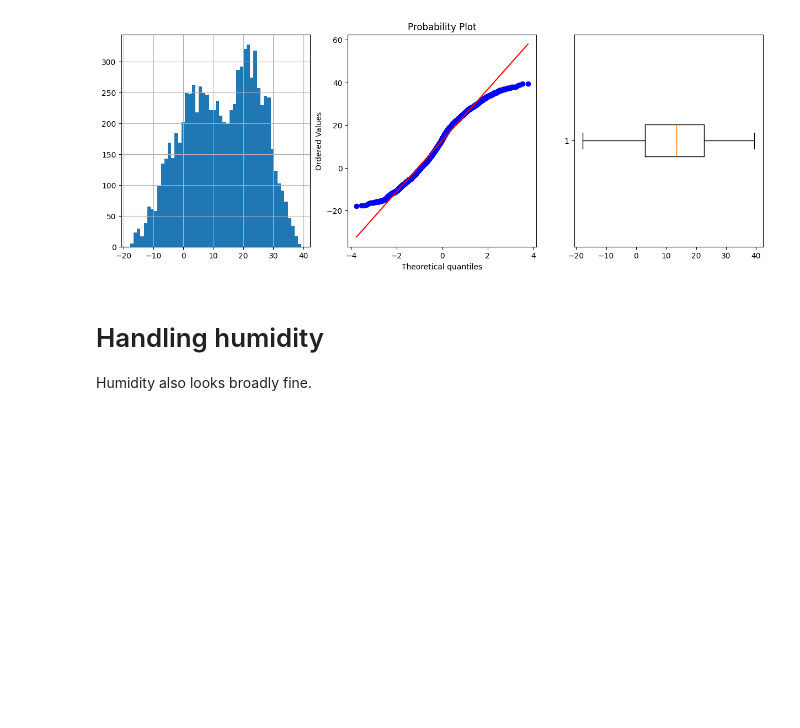
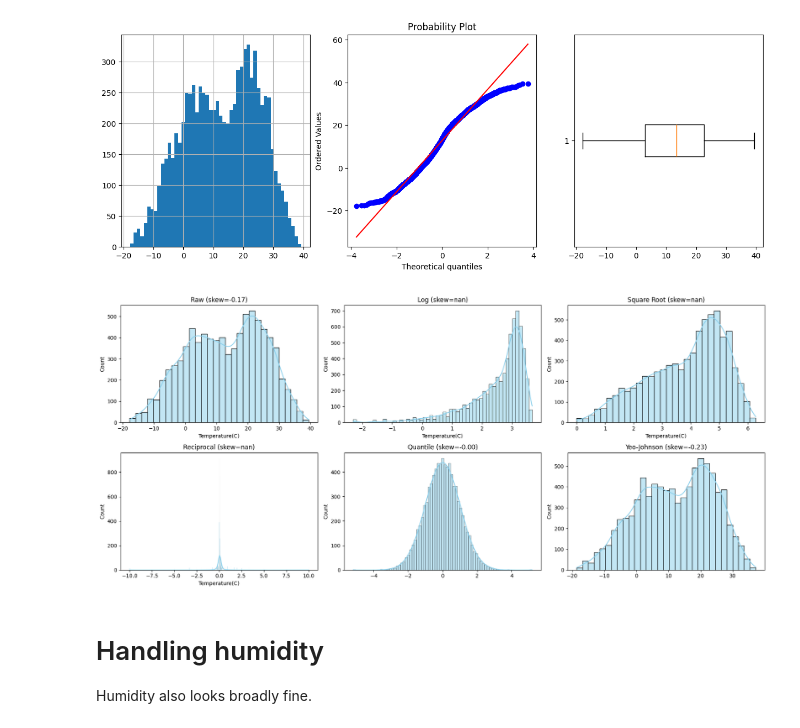
Before and after one commit to ditp01/bicycles-seoul, a Jupyter notebook: notebooks/2.2-ditp-preprocessing-pipeline.ipynb, the cells around one changed output. Saved outputs shown, nothing was run; the diff lists cells and outputs as text; code cells hidden in the pictures; blank space fills up the shorter version.

Commit message:
Created function for testing skew transformations, and handled outliers

```diff
--- a/notebooks/2.2-ditp-preprocessing-pipeline.ipynb
+++ b/notebooks/2.2-ditp-preprocessing-pipeline.ipynb
@@ -96,6 +178,10 @@ Temperature looks acceptable, and the skewness and kurtosis were within normal r
 plotvar(df,'Temperature(C)')
 # %% [output]
 [figure]
+# %%
+transform_and_plot(df, "Temperature(C)")
+# %% [output]
+[figure, added]
 # %% [markdown]
 # Handling humidity
 
```
Also changed, not shown: parts of 25 cells of this notebook.
